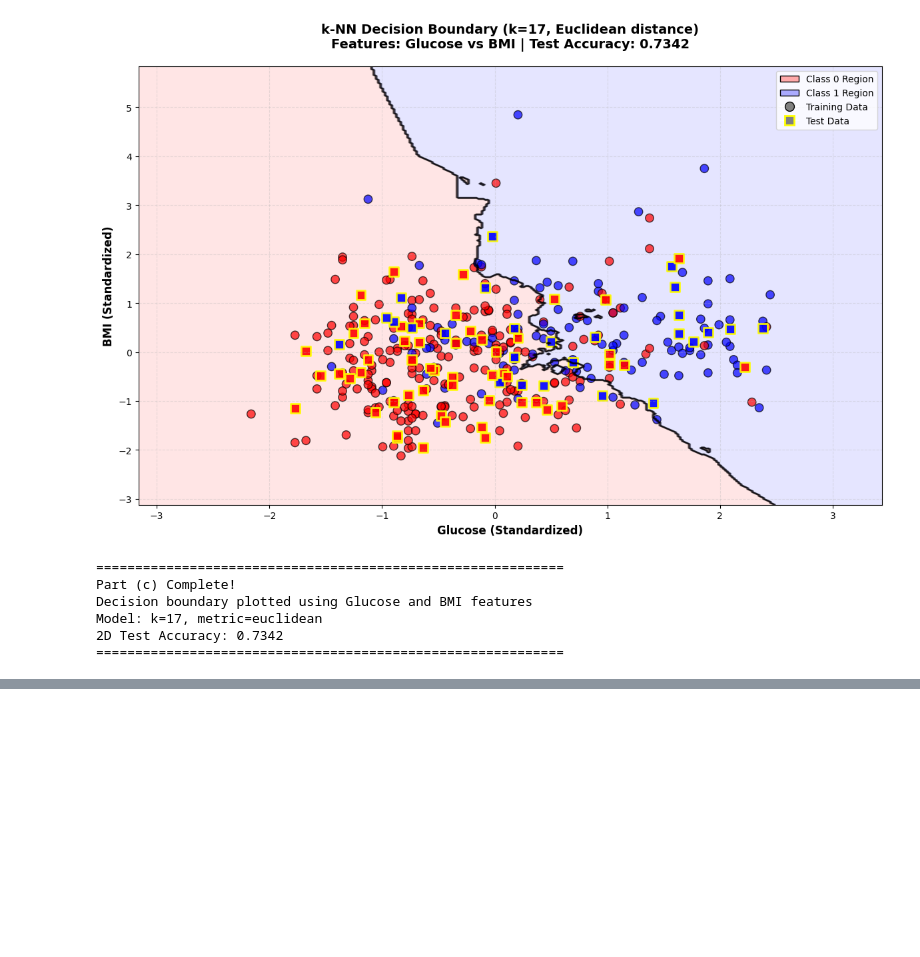
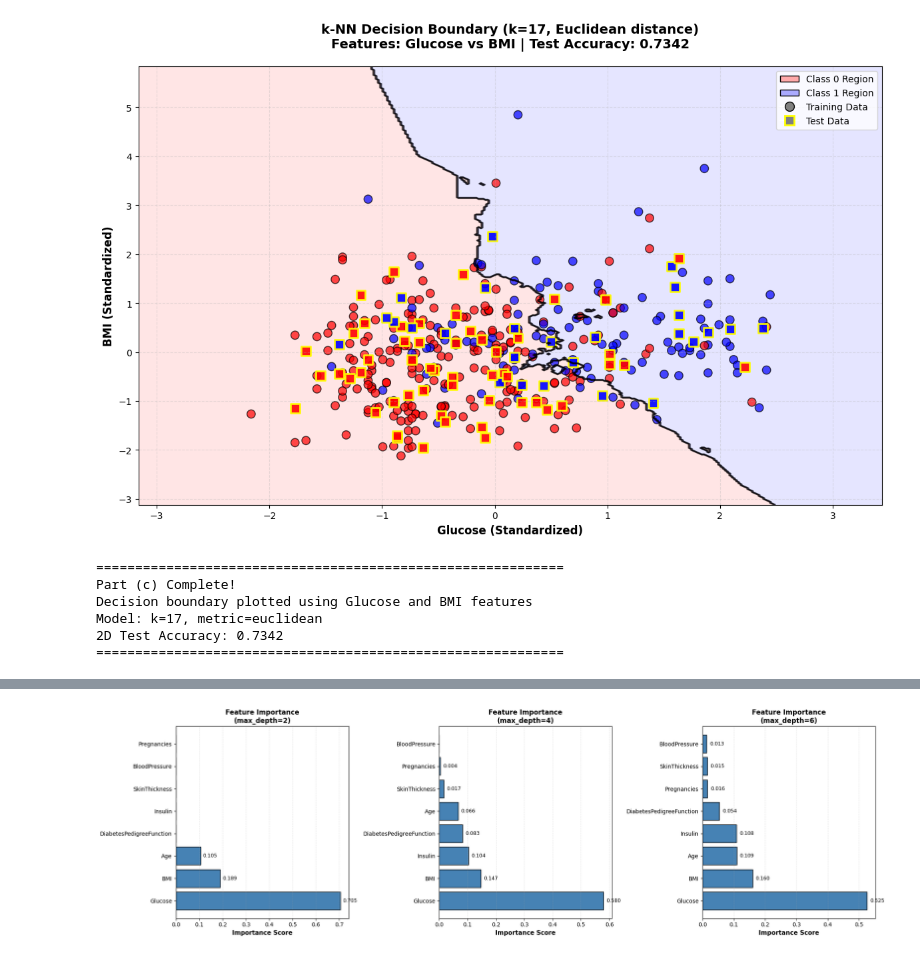
Before and after one commit to davidwkk/MATH3320, a Jupyter notebook: ASM4/ASM4.ipynb, the cells around one changed output, grey strips where cells are left out. Cells and saved outputs as stored; diff of their text form; code cells hidden in the pictures; blank space fills up the shorter version.

```diff
--- a/ASM4/ASM4.ipynb
+++ b/ASM4/ASM4.ipynb
@@ -1095,0 +1317,69 @@ Model: k=17, metric=euclidean
+# %%
+# Part (c): Calculate feature importance scores for all depths
+
+print("=" * 60)
+print("Part (c): Feature Importance Scores")
+print("=" * 60)
+
+# Create a comparison of feature importances across different depths
+fig, axes = plt.subplots(1, 3, figsize=(20, 6))
+
+for idx, depth in enumerate(depths):
+    dt_model = dt_results[depth]["model"]
+    importances = dt_model.feature_importances_
+
+    # Sort features by importance
+    indices = np.argsort(importances)[::-1]
+
+    print(f"\n{'-' * 60}")
+    print(f"Feature Importances (max_depth={depth}):")
+    print(f"{'-' * 60}")
+    print(f"{'Rank':<6} {'Feature':<30} {'Importance':<15}")
+    print(f"{'-' * 60}")
+
+    for rank, idx_feat in enumerate(indices, 1):
+        print(f"{rank:<6} {feature_names[idx_feat]:<30} {importances[idx_feat]:<15.4f}")
+
+    # Plot bar chart
+    axes[idx].barh(
+        range(len(feature_names)),
+        importances[indices],
+        color="steelblue",
+        edgecolor="black",
+    )
+    axes[idx].set_yticks(range(len(feature_names)))
+    axes[idx].set_yticklabels([feature_names[i] for i in indices])
+    axes[idx].set_xlabel("Importance Score", fontsize=11, fontweight="bold")
+    axes[idx].set_title(
+        f"Feature Importance\n(max_depth={depth})", fontsize=12, fontweight="bold"
+    )
+    axes[idx].grid(axis="x", alpha=0.3, linestyle="--")
+
+    # Add value labels
+    for i, v in enumerate(importances[indices]):
+        if v > 0:
+            axes[idx].text(v + 0.01, i, f"{v:.3f}", va="center", fontsize=9)
+
+plt.tight_layout()
+plt.savefig("q5c_feature_importances.png", dpi=300, bbox_inches="tight")
+print("\n✓ Plot saved: q5c_feature_importances.png")
+plt.show()
+
+# Summary: Top 3 features across all depths
+print("\n" + "=" * 60)
+print("SUMMARY: Top 3 Most Important Features")
+print("=" * 60)
+
+for depth in depths:
+    dt_model = dt_results[depth]["model"]
+    importances = dt_model.feature_importances_
+    indices = np.argsort(importances)[::-1][:3]
+
+    print(f"\nmax_depth={depth}:")
+    for rank, idx_feat in enumerate(indices, 1):
+        print(
+            f"  {rank}. {feature_names[idx_feat]:<30} (importance: {importances[idx_feat]:.4f})"
+        )
+
+print("\n" + "=" * 60)
+# %% [output]
@@ -1095,0 +1403 @@ Model: k=17, metric=euclidean
+[figure, added]
```
Also changed, not shown: parts of 3 cells of this notebook, 4 other files.
